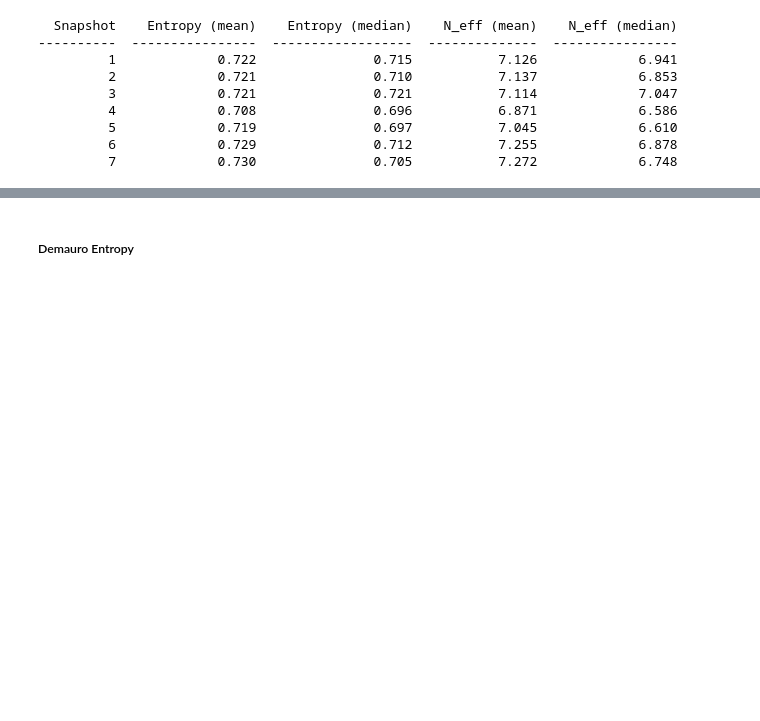
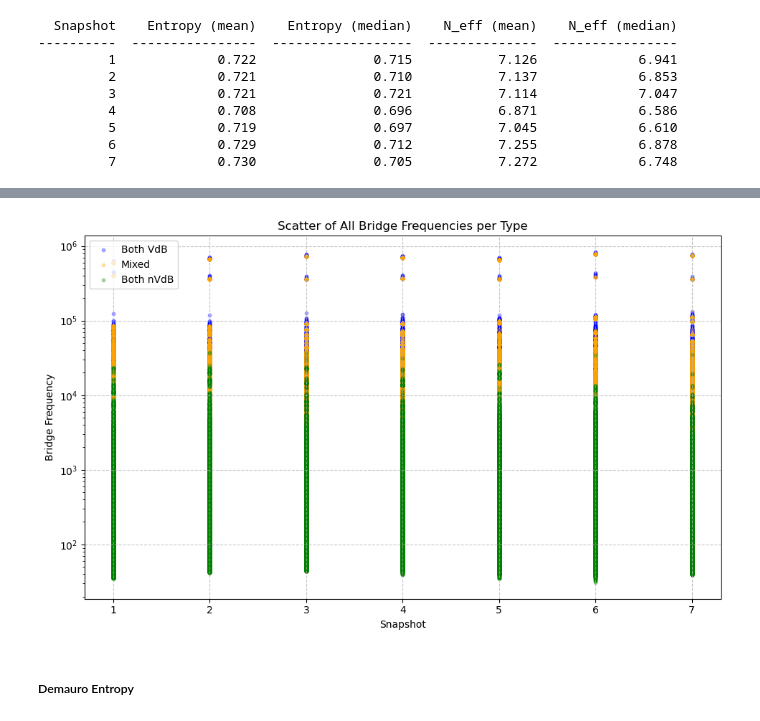
Before and after one commit to ChefBB/acn_project, a Jupyter notebook: dynet/RQ2.ipynb, the cells around one changed output, grey strips where cells are left out. Saved outputs shown, nothing was run; the diff lists cells and outputs as text; code cells hidden in the pictures; blank space fills up the shorter version.

```diff
--- a/dynet/RQ2.ipynb
+++ b/dynet/RQ2.ipynb
@@ -784,3 +980,34 @@ print_table(stats)
+# %%
+import matplotlib.pyplot as plt
+import numpy as np
+
+snapshots = np.array(range(1, 8))  # snapshot indices
+
+# -----------------------------
+# 1. Scatter of all frequencies per type
+plt.figure(figsize=(10,6))
+
+for i, snap in enumerate(snapshots):
+    # Each list contains frequencies for all bridges of that type in this snapshot
+    freqs_vdb = tot_freq_vdb_global[i]
+    freqs_mixed = tot_freq_mixed_global[i]
+    freqs_nvdb = tot_freq_nvdb_global[i]
+
+    # Plot all individual points for this snapshot
+    plt.scatter([snap]*len(freqs_vdb), freqs_vdb, color='blue', alpha=0.3, label='Both VdB' if i==0 else "", s=10)
+    plt.scatter([snap]*len(freqs_mixed), freqs_mixed, color='orange', alpha=0.3, label='Mixed' if i==0 else "", s=10)
+    plt.scatter([snap]*len(freqs_nvdb), freqs_nvdb, color='green', alpha=0.3, label='Both nVdB' if i==0 else "", s=10)
+
+plt.xlabel("Snapshot")
+plt.ylabel("Bridge Frequency")
+plt.title("Scatter of All Bridge Frequencies per Type")
+plt.legend()
+plt.grid(True, alpha= 0.7, linestyle='--')
+plt.tight_layout()
+plt.yscale('log')
+plt.show()
+# %% [output]
+[figure, added]
 # %% [markdown]
 ##### Demauro Entropy
 # %%
```
Also changed, not shown: parts of 7 cells of this notebook.
